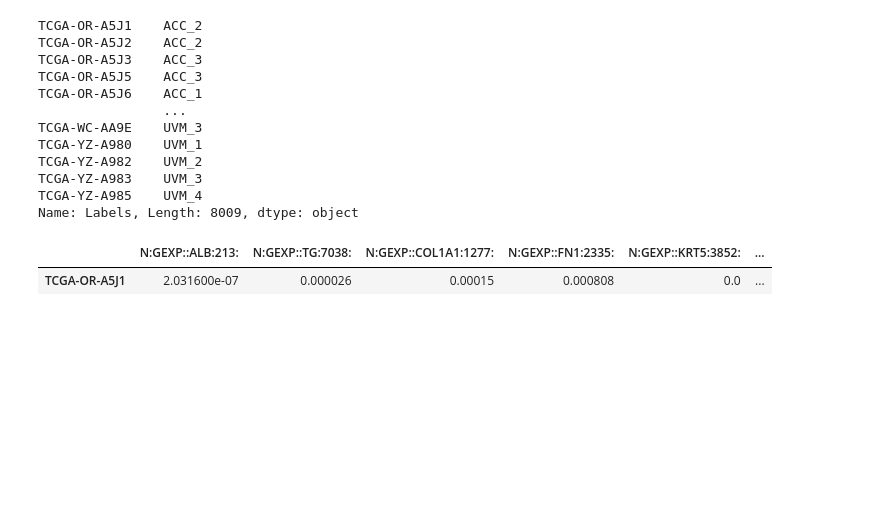
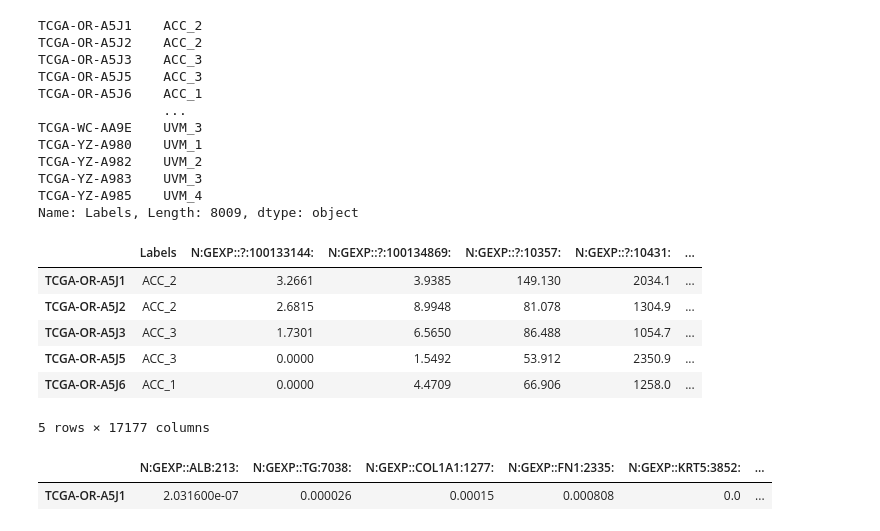
Before and after one commit to briankarlberg/synthetic_TCGA_data_gen, a Jupyter notebook: g_devel/a_step_up_mad5k.ipynb, the cells around one changed output. Drawn from its saved outputs; the diff is of its cells as text; code cells hidden in the pictures; blank space fills up the shorter version.

```diff
--- a/g_devel/a_step_up_mad5k.ipynb
+++ b/g_devel/a_step_up_mad5k.ipynb
@@ -72,4 +97,14 @@ TCGA-YZ-A982    UVM_2
 TCGA-YZ-A983    UVM_3
 TCGA-YZ-A985    UVM_4
 Name: Labels, Length: 8009, dtype: object
+# %%
+df_stack.head()
+# %% [output]
+|  | Labels | N:GEXP::?:100133144: | N:GEXP::?:100134869: | N:GEXP::?:10357: | N:GEXP::?:10431: | ... |
+| TCGA-OR-A5J1 | ACC_2 | 3.2661 | 3.9385 | 149.130 | 2034.1 | ... |
+| TCGA-OR-A5J2 | ACC_2 | 2.6815 | 8.9948 | 81.078 | 1304.9 | ... |
+| TCGA-OR-A5J3 | ACC_3 | 1.7301 | 6.5650 | 86.488 | 1054.7 | ... |
+| TCGA-OR-A5J5 | ACC_3 | 0.0000 | 1.5492 | 53.912 | 2350.9 | ... |
+| TCGA-OR-A5J6 | ACC_1 | 0.0000 | 4.4709 | 66.906 | 1258.0 | ... |
+5 rows × 17177 columns
 # %%
```
Also changed, not shown: parts of 8 cells of this notebook, 2 other files.
